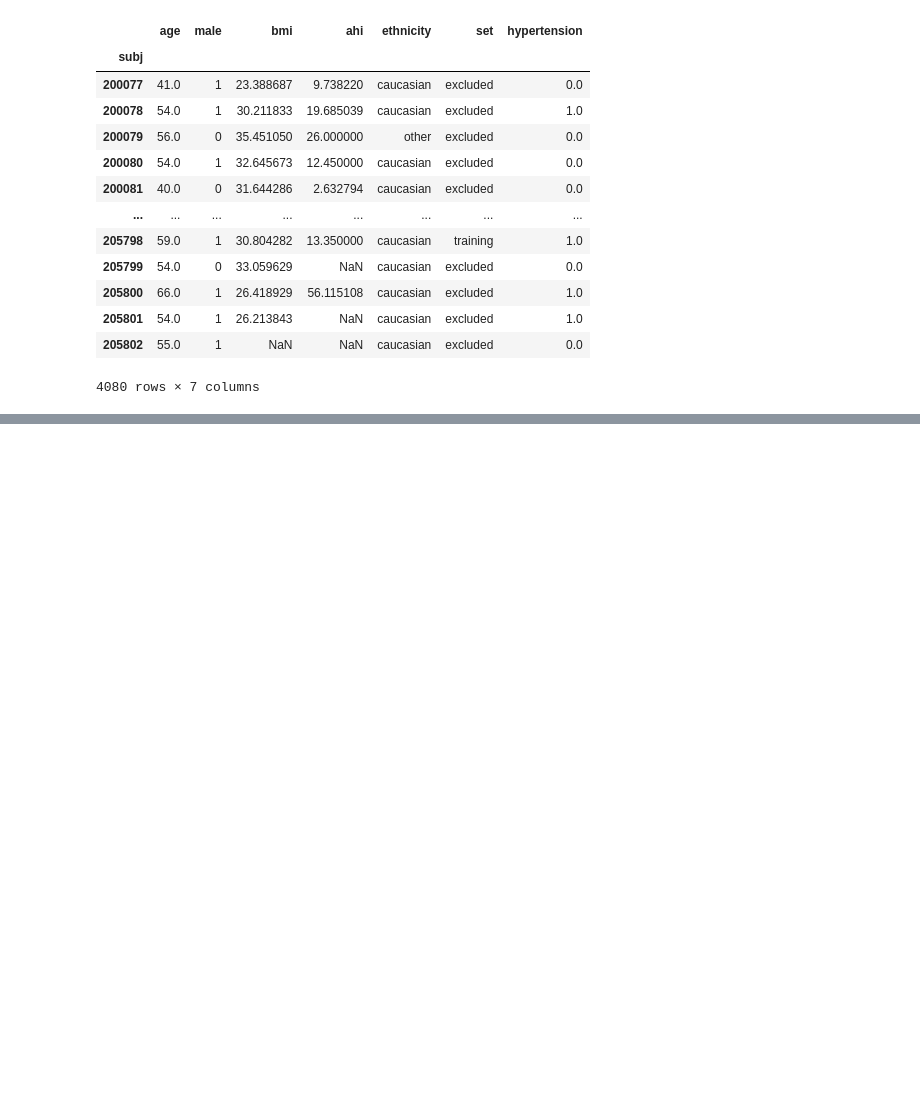
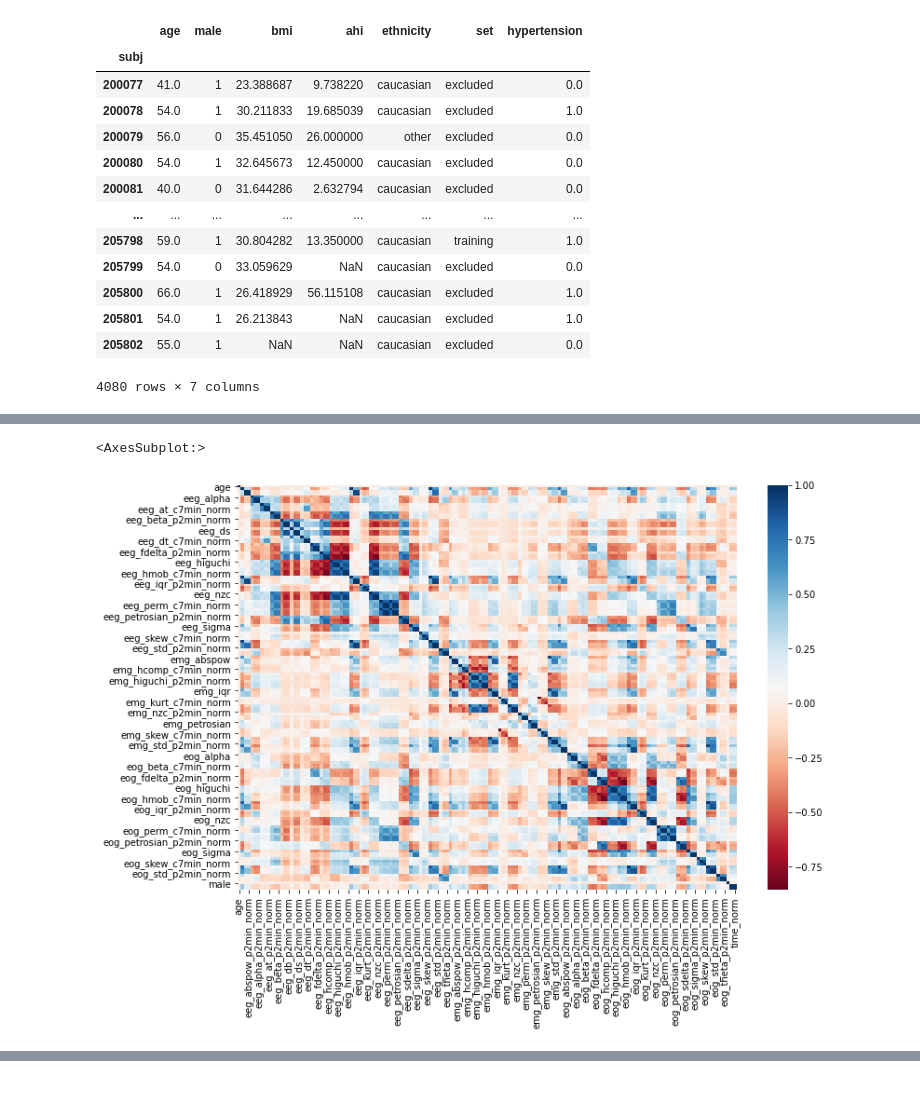
Before and after one commit to chinkevin/DSC180_sleep_apnea, a Jupyter notebook: notebooks/Validate-Copy1.ipynb, the cells around one changed output, grey strips where cells are left out. Drawn from its saved outputs; the diff is of its cells as text; code cells hidden in the pictures; blank space fills up the shorter version.

```diff
--- a/notebooks/Validate-Copy1.ipynb
+++ b/notebooks/Validate-Copy1.ipynb
@@ -116,0 +151,8 @@ df_scores
+# %%
+# with ecg
+# sns.heatmap(df_ecg.corr())
+plt.figure(figsize=(12,8))
+sns.heatmap(df_ecg.drop(col, axis=1).corr(), cmap="RdBu")
+# %% [output]
+<AxesSubplot:>
+[figure, added]
```
Also changed, not shown: parts of 19 cells of this notebook, 6 other files.
